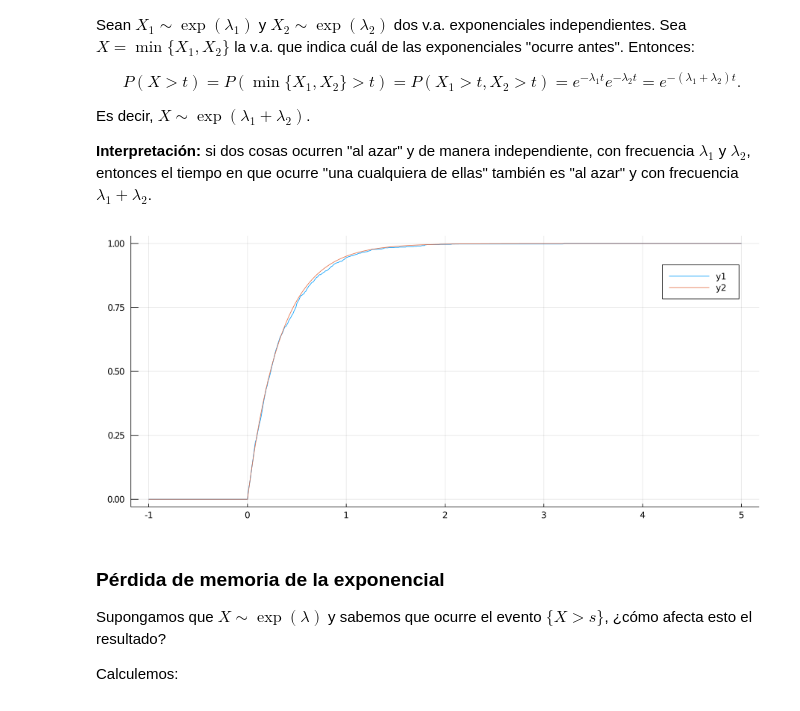
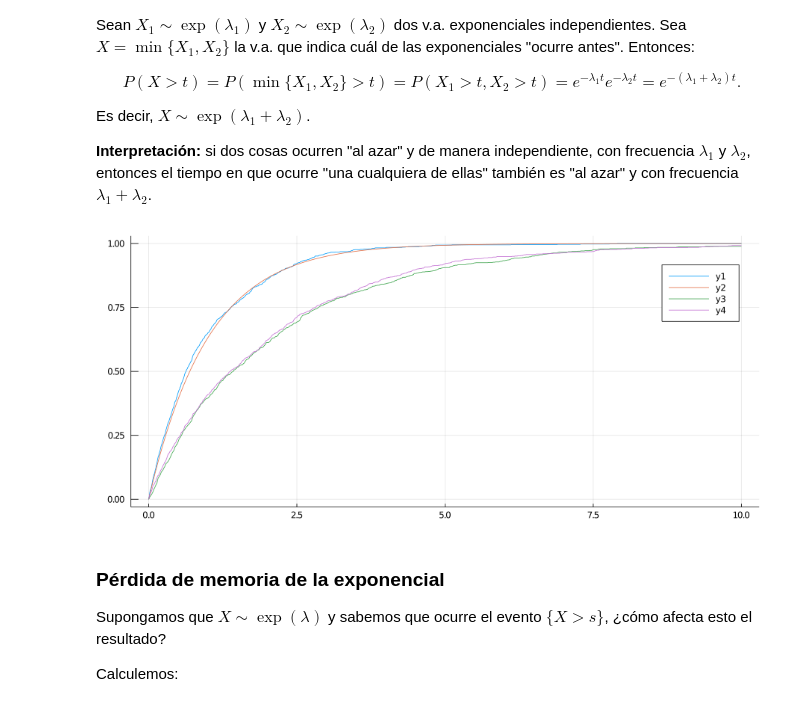
Before and after one commit to aferragu/analisisderedes, a Jupyter notebook: Cadenas de Markov de Tiempo Continuo.ipynb, the cells around one changed output. Drawn from its saved outputs; the diff is of its cells as text; code cells hidden in the pictures.

```diff
--- a/Cadenas de Markov de Tiempo Continuo.ipynb
+++ b/Cadenas de Markov de Tiempo Continuo.ipynb
@@ -63,7 +63,7 @@ plot!(d2, label="Densidad exponencial lambda=0.5")
 # %% [output]
 [figure]
 # %%
-x=(0:0.01:15)
+x=(0:0.01:10)
 
 plot(x,cdf.(d1,x),label="CDF lambda=2")
 plot!(x,cdf.(d2,x),label="CDF lambda=0.5")
@@ -142,23 +145,25 @@ Es decir, $X\sim \exp(\lambda_1+\lambda_2)$.
 
 **Interpretación:** si dos cosas ocurren "al azar" y de manera independiente, con frecuencia $\lambda_1$ y $\lambda_2$, entonces el tiempo en que ocurre "una cualquiera de ellas" también es "al azar" y con frecuencia $\lambda_1+\lambda_2$.
 # %%
-lambda1 =1.0
-lambda2 = 2.0
+lambda1 =0.5
+lambda2 = 0.5
 
 lambda = lambda1+lambda2
 
 d1 = Exponential(1/lambda1)
 d2 = Exponential(1/lambda2)
 
 X1 = rand(d1,1000)
 X2 = rand(d2,1000)
 
 X=min.(X1,X2)
 
 plot(x,ecdf(X).(x))
 plot!(x,cdf.(Exponential(1/lambda),x))
+plot!(x,ecdf(X1).(x))
+plot!(x,ecdf(X2).(x))
 # %% [output]
-[figure, old version]
+[figure, new version]
 # %% [markdown]
 ### Pérdida de memoria de la exponencial
 
```
Also changed, not shown: parts of 15 cells of this notebook.
